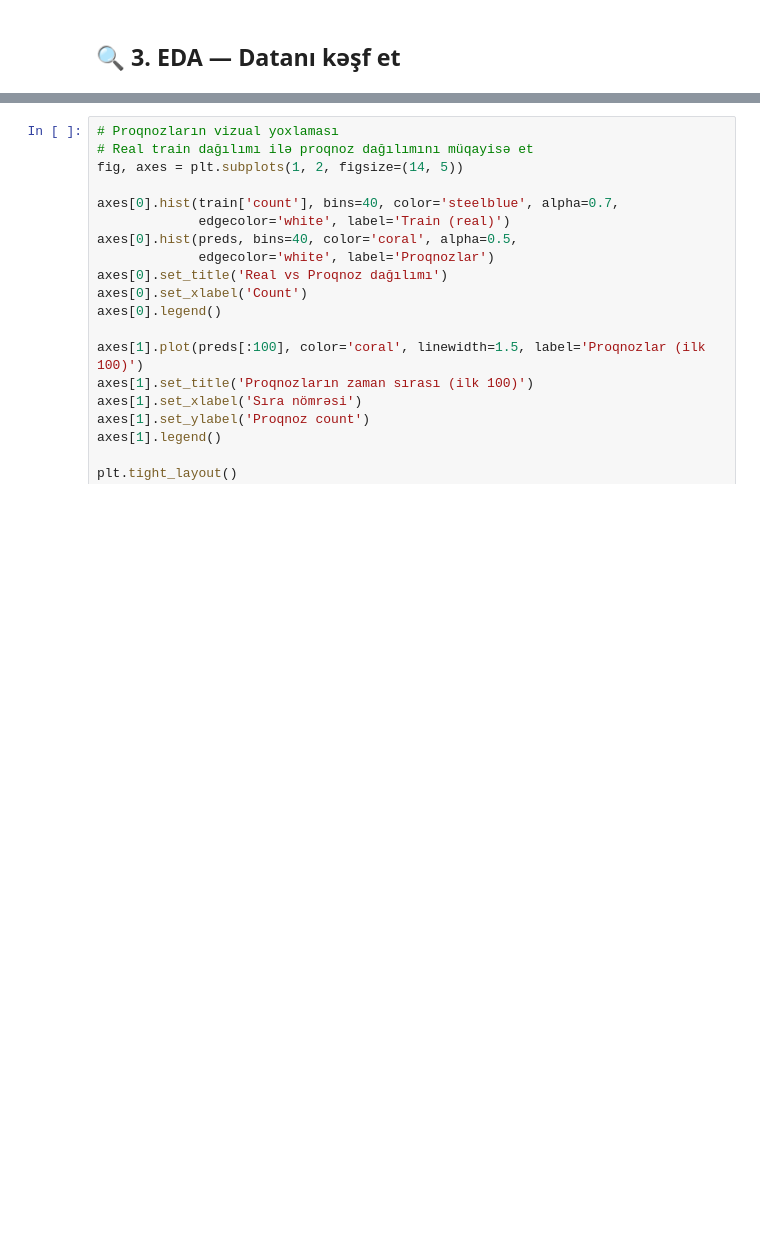
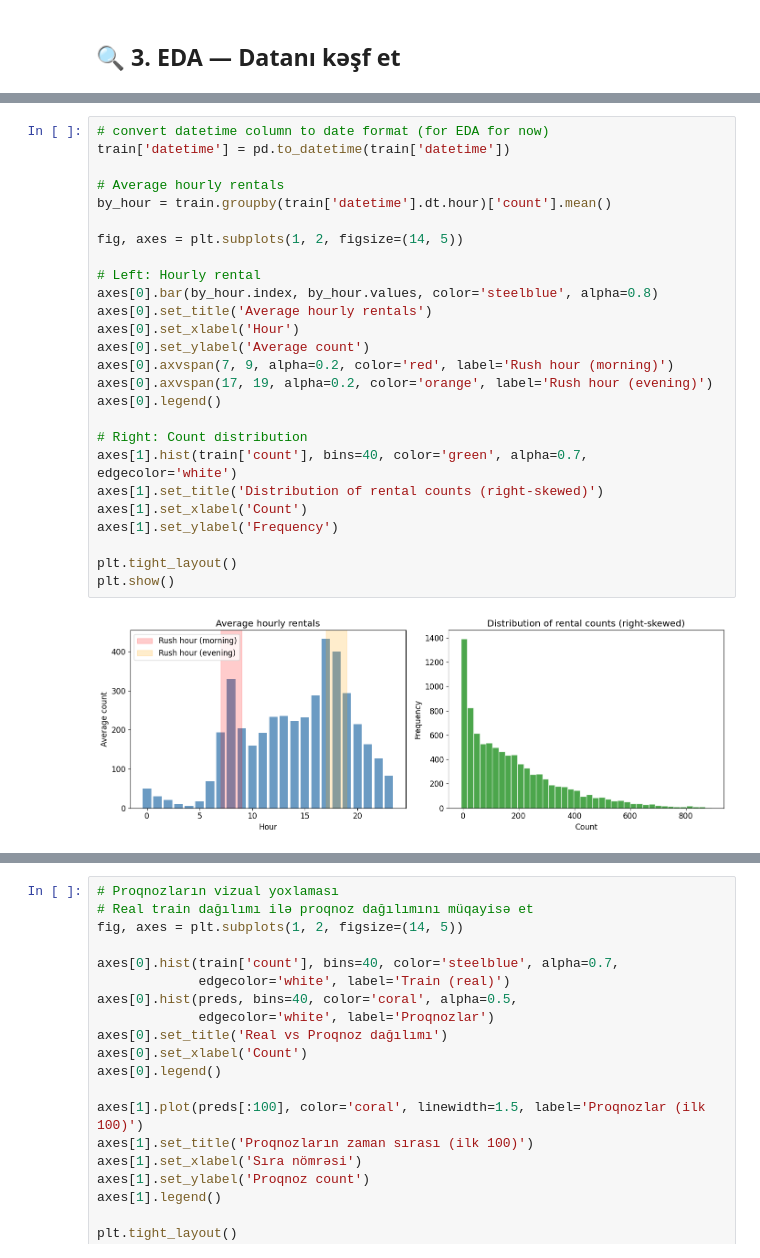
Before and after one commit to shamilnb/my_work, a Jupyter notebook: hlbt_baku_bike.ipynb, the cells around one changed output, grey strips where cells are left out. Drawn from its saved outputs; the diff is of its cells as text; blank space fills up the shorter version.

```diff
--- a/hlbt_baku_bike.ipynb
+++ b/hlbt_baku_bike.ipynb
@@ -480,0 +147,28 @@ Kaggle-a yükləmək üçün bu faylı istifadə et.
+# %%
+# convert datetime column to date format (for EDA for now)
+train['datetime'] = pd.to_datetime(train['datetime'])
+
+# Average hourly rentals
+by_hour = train.groupby(train['datetime'].dt.hour)['count'].mean()
+
+fig, axes = plt.subplots(1, 2, figsize=(14, 5))
+
+# Left: Hourly rental
+axes[0].bar(by_hour.index, by_hour.values, color='steelblue', alpha=0.8)
+axes[0].set_title('Average hourly rentals')
+axes[0].set_xlabel('Hour')
+axes[0].set_ylabel('Average count')
+axes[0].axvspan(7, 9, alpha=0.2, color='red', label='Rush hour (morning)')
+axes[0].axvspan(17, 19, alpha=0.2, color='orange', label='Rush hour (evening)')
+axes[0].legend()
+
+# Right: Count distribution
+axes[1].hist(train['count'], bins=40, color='green', alpha=0.7, edgecolor='white')
+axes[1].set_title('Distribution of rental counts (right-skewed)')
+axes[1].set_xlabel('Count')
+axes[1].set_ylabel('Frequency')
+
+plt.tight_layout()
+plt.show()
+# %% [output]
+[figure, added]
```
Also changed, not shown: parts of 42 cells of this notebook.
